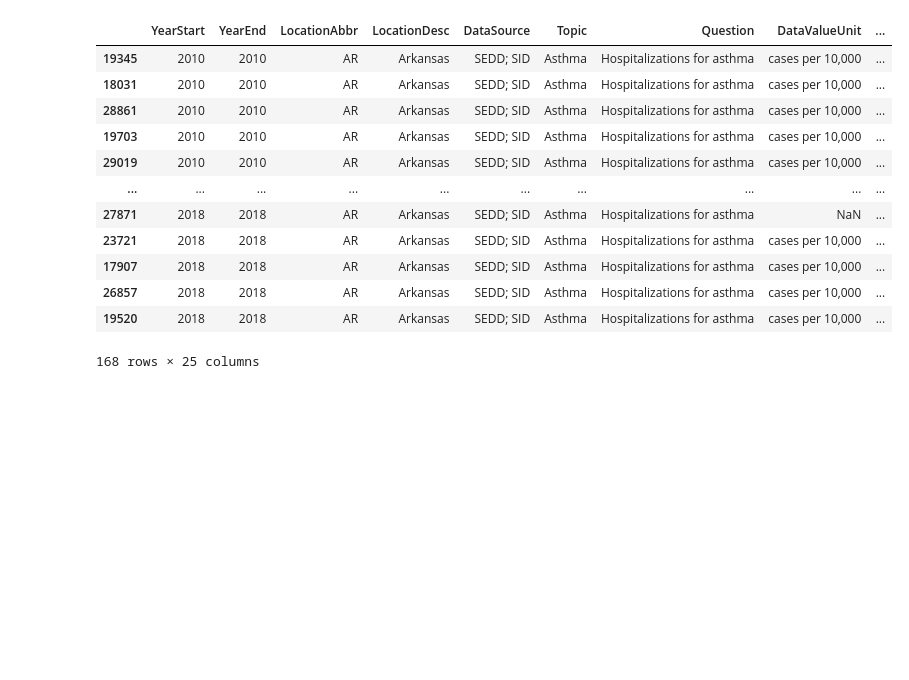
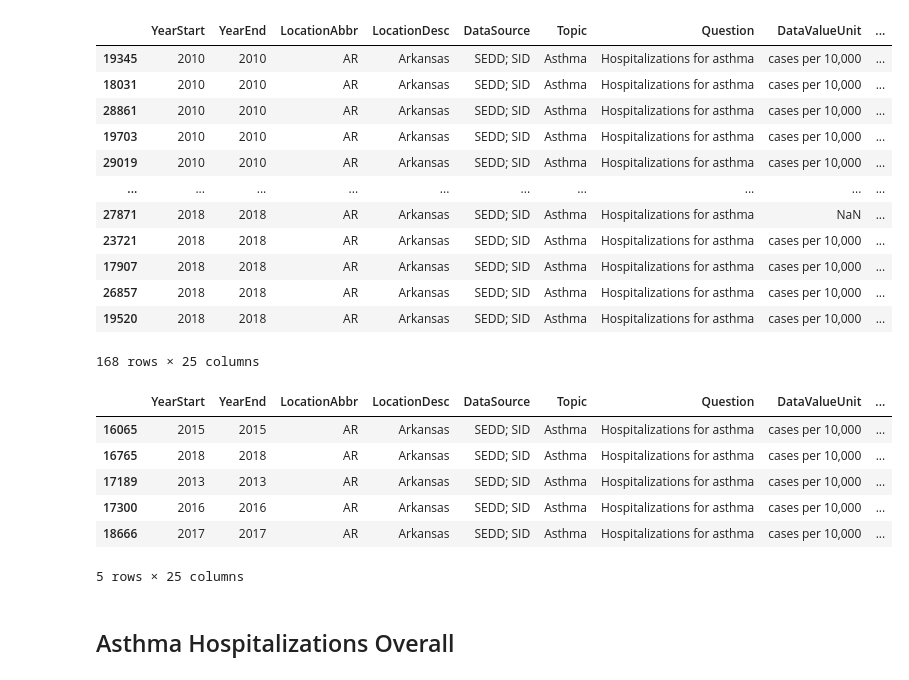
Before and after one commit to adam-stogsdill/US_CDI_DatasetAnalysis, a Jupyter notebook: analysis.ipynb, the cells around one changed output. Cells and saved outputs as stored; diff of their text form; code cells hidden in the pictures; blank space fills up the shorter version.

```diff
--- a/analysis.ipynb
+++ b/analysis.ipynb
@@ -171,13 +171,24 @@ asthma_hospitalization_by_loc['Arkansas'].sort_values(by=['YearStart'])
 # %%
 """
 We know that there are four data values that we can observe
 1) Number of Hospitalizations
 2) The Crude Rate (Cases per 10,000)
 3) Age Adjusted Rate (Cases per 10,000)
 
 We also see that the data's date ranges from 2010 to 2018.
 
 We also see there are different categories in the "StratificationCategory1"
 column that seems to show either "Overall", "Gender", or "Race/Ethnicity".
 """
-# For simplicity at this stage in the game, I'm going to go with a
+# For simplicity I am going to see the structure of the "Overall" data
+asthma_hospitalization_by_loc['Arkansas'][asthma_hospitalization_by_loc['Arkansas']['StratificationCategory1'] == "Overall"].head()
+# %% [output]
+|  | YearStart | YearEnd | LocationAbbr | LocationDesc | DataSource | Topic | Question | DataValueUnit | ... |
+| 16065 | 2015 | 2015 | AR | Arkansas | SEDD; SID | Asthma | Hospitalizations for asthma | cases per 10,000 | ... |
+| 16765 | 2018 | 2018 | AR | Arkansas | SEDD; SID | Asthma | Hospitalizations for asthma | cases per 10,000 | ... |
+| 17189 | 2013 | 2013 | AR | Arkansas | SEDD; SID | Asthma | Hospitalizations for asthma | cases per 10,000 | ... |
+| 17300 | 2016 | 2016 | AR | Arkansas | SEDD; SID | Asthma | Hospitalizations for asthma | cases per 10,000 | ... |
+| 18666 | 2017 | 2017 | AR | Arkansas | SEDD; SID | Asthma | Hospitalizations for asthma | cases per 10,000 | ... |
+5 rows × 25 columns
+# %% [markdown]
+## Asthma Hospitalizations Overall
```
Also changed, not shown: 4 other files.
